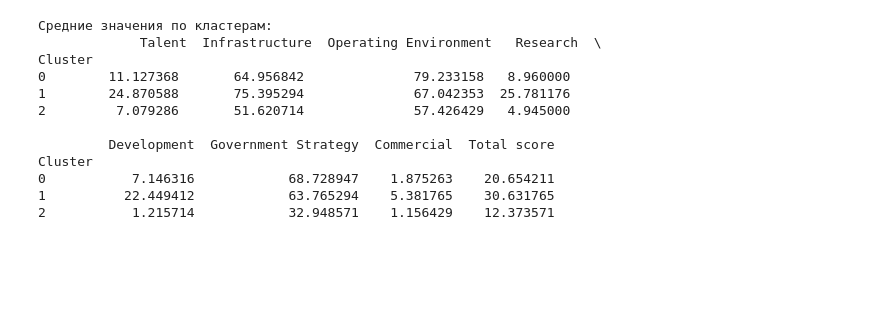
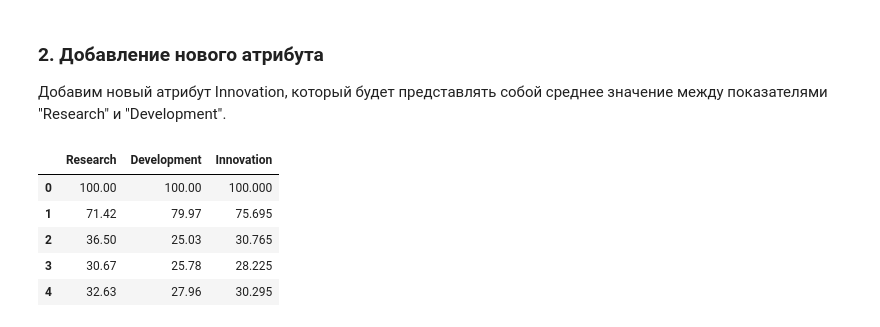
Before and after one commit to woofiwaffle/Projects_ML_BD, a Jupyter notebook: labwork2/Lab 2, № 2372, СоколовскийВД.ipynb, the cells around one changed output. Saved outputs shown, nothing was run; the diff lists cells and outputs as text; code cells hidden in the pictures; blank space fills up the shorter version.

```diff
--- a/labwork2/Lab 2, № 2372, СоколовскийВД.ipynb
+++ b/labwork2/Lab 2, № 2372, СоколовскийВД.ipynb
@@ -14,4 +20 @@ import pandas as pd
 data = pd.read_csv('AI_index_db.csv')
-# %%
-# Добавление нового атрибута: нормализованный общий индекс
-data['Normalized Total Score'] = (data['Total score'] - data['Total score'].min()) / (data['Total score'].max() - data['Total score'].min())
@@ -87,17 +21,16 @@ plt.show()
-# %%
-# Средние значения атрибутов по кластерам
-cluster_means = data_cleaned.groupby('Cluster')[features].mean()
-print("Средние значения по кластерам:\n", cluster_means)
-# %% [output]
-Средние значения по кластерам:
-             Talent  Infrastructure  Operating Environment   Research  \
-Cluster
-0        11.127368       64.956842              79.233158   8.960000
-1        24.870588       75.395294              67.042353  25.781176
-2         7.079286       51.620714              57.426429   4.945000
-
-         Development  Government Strategy  Commercial  Total score
-Cluster
-0           7.146316            68.728947    1.875263    20.654211
-1          22.449412            63.765294    5.381765    30.631765
-2           1.215714            32.948571    1.156429    12.373571
+# %% [markdown]
+### 2. Добавление нового атрибута
+Добавим новый атрибут Innovation, который будет представлять собой среднее значение между показателями "Research" и "Development".
+# %%
+# Добавление нового атрибута "Innovation"
+data['Innovation'] = (data['Research'] + data['Development']) / 2
+
+# Проверка добавления нового атрибута
+data[['Research', 'Development', 'Innovation']].head()
+# %% [output]
+|  | Research | Development | Innovation |
+| 0 | 100.00 | 100.00 | 100.000 |
+| 1 | 71.42 | 79.97 | 75.695 |
+| 2 | 36.50 | 25.03 | 30.765 |
+| 3 | 30.67 | 25.78 | 28.225 |
+| 4 | 32.63 | 27.96 | 30.295 |
```
Also changed, not shown: parts of 24 cells of this notebook, 3 other files.
